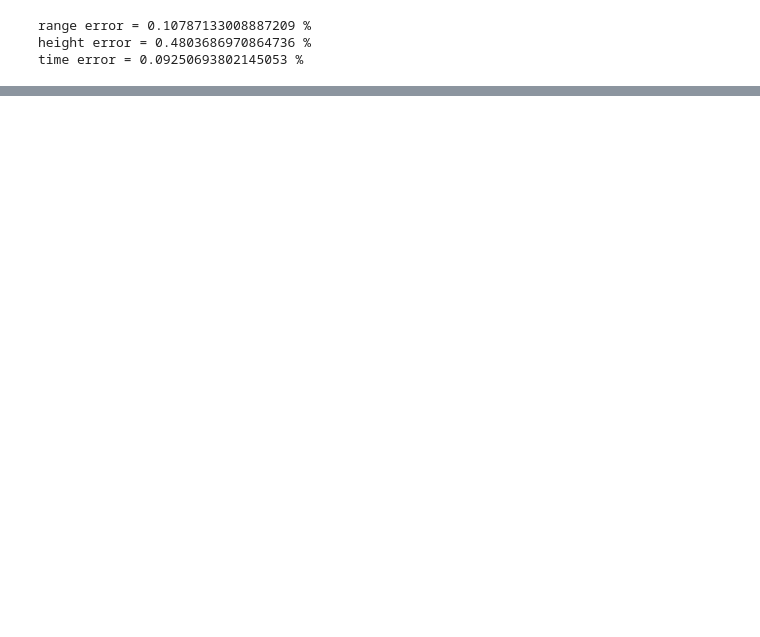
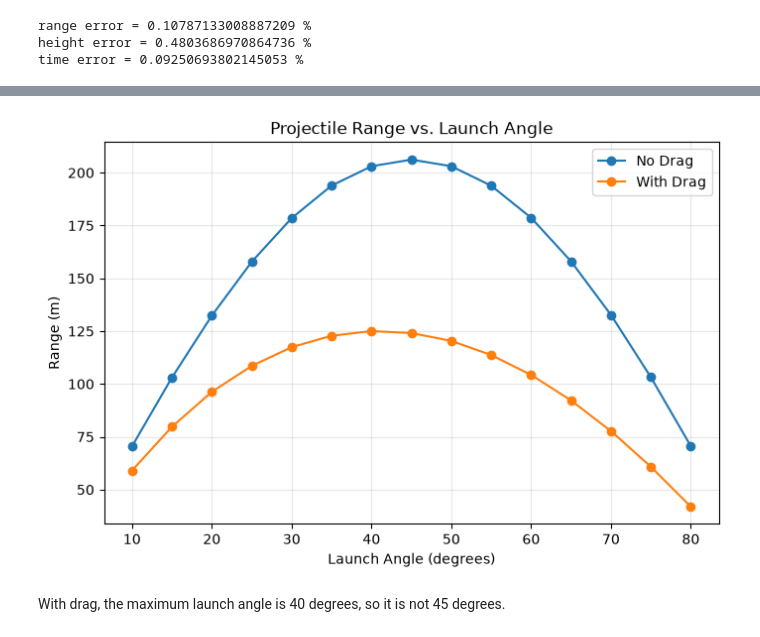
Before and after one commit to blannerd-png/phys311, a Jupyter notebook: labs/lab01/lab01_projectile.ipynb, the cells around one changed output, grey strips where cells are left out. Saved outputs shown, nothing was run; the diff lists cells and outputs as text; code cells hidden in the pictures; blank space fills up the shorter version.

```diff
--- a/labs/lab01/lab01_projectile.ipynb
+++ b/labs/lab01/lab01_projectile.ipynb
@@ -147,0 +190,40 @@ plt.show()
+# %%
+v0 = 45
+dt = 0.01
+g = 9.81
+b_over_m = 0.0046
+angles = np.arange(10, 85, 5)
+
+ranges_no_drag = []
+ranges_drag = []
+
+for angle in angles:
+
+    # No-drag simulation
+    ts, xs, ys, vxs, vys = simulate_projectile_2d(
+        v0, angle, dt, g
+    )
+    ranges_no_drag.append(xs[-1])
+
+    # Drag simulation
+    ts_d, xs_d, ys_d, vxs_d, vys_d = simulate_projectile_drag(
+        v0, angle, dt, g, b_over_m
+    )
+    ranges_drag.append(xs_d[-1])
+# %%
+plt.figure(figsize=(8, 5))
+
+plt.plot(angles, ranges_no_drag, 'o-', label='No Drag')
+plt.plot(angles, ranges_drag, 'o-', label='With Drag')
+
+plt.xlabel('Launch Angle (degrees)')
+plt.ylabel('Range (m)')
+plt.title('Projectile Range vs. Launch Angle')
+plt.grid(True, alpha=0.3)
+plt.legend()
+
+plt.show()
+# %% [output]
+[figure, added]
+# %% [markdown]
+With drag, the maximum launch angle is 40 degrees, so it is not 45 degrees.
```
Also changed, not shown: parts of 5 cells of this notebook.
